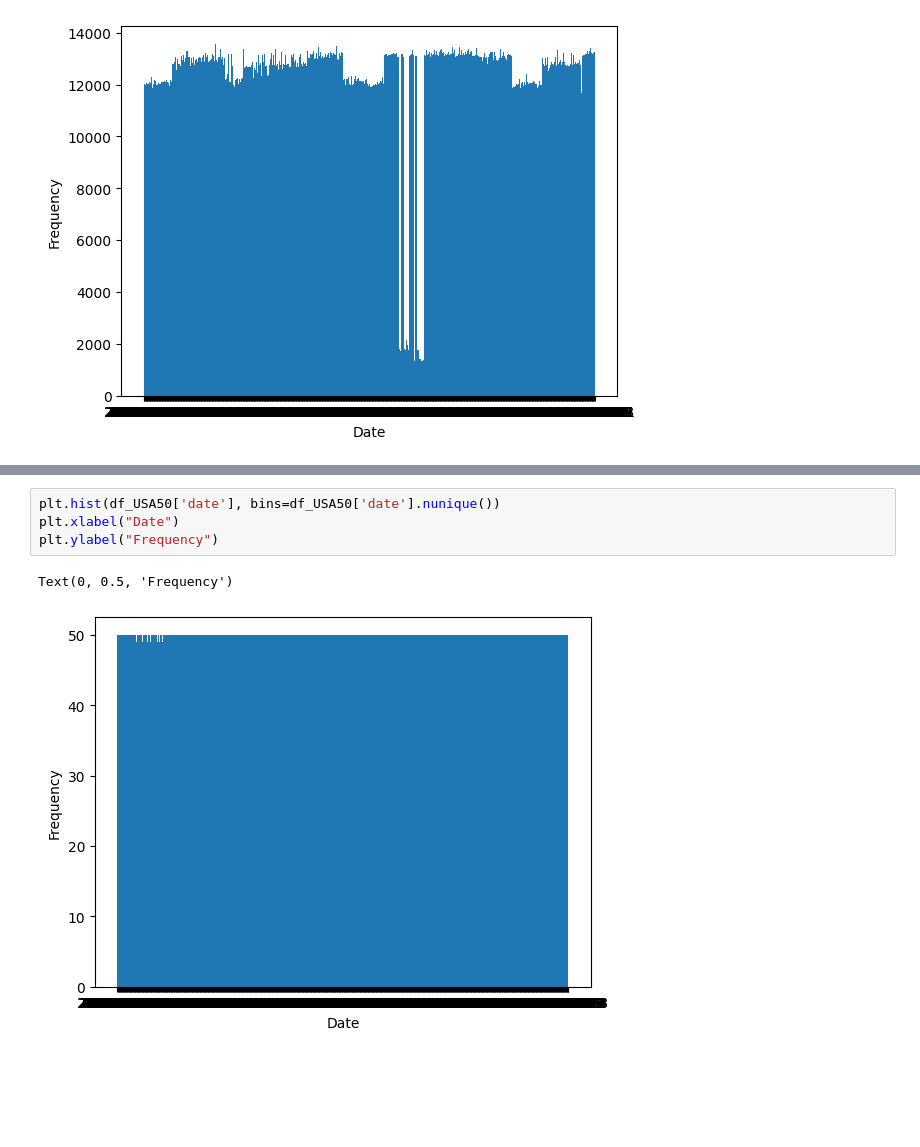
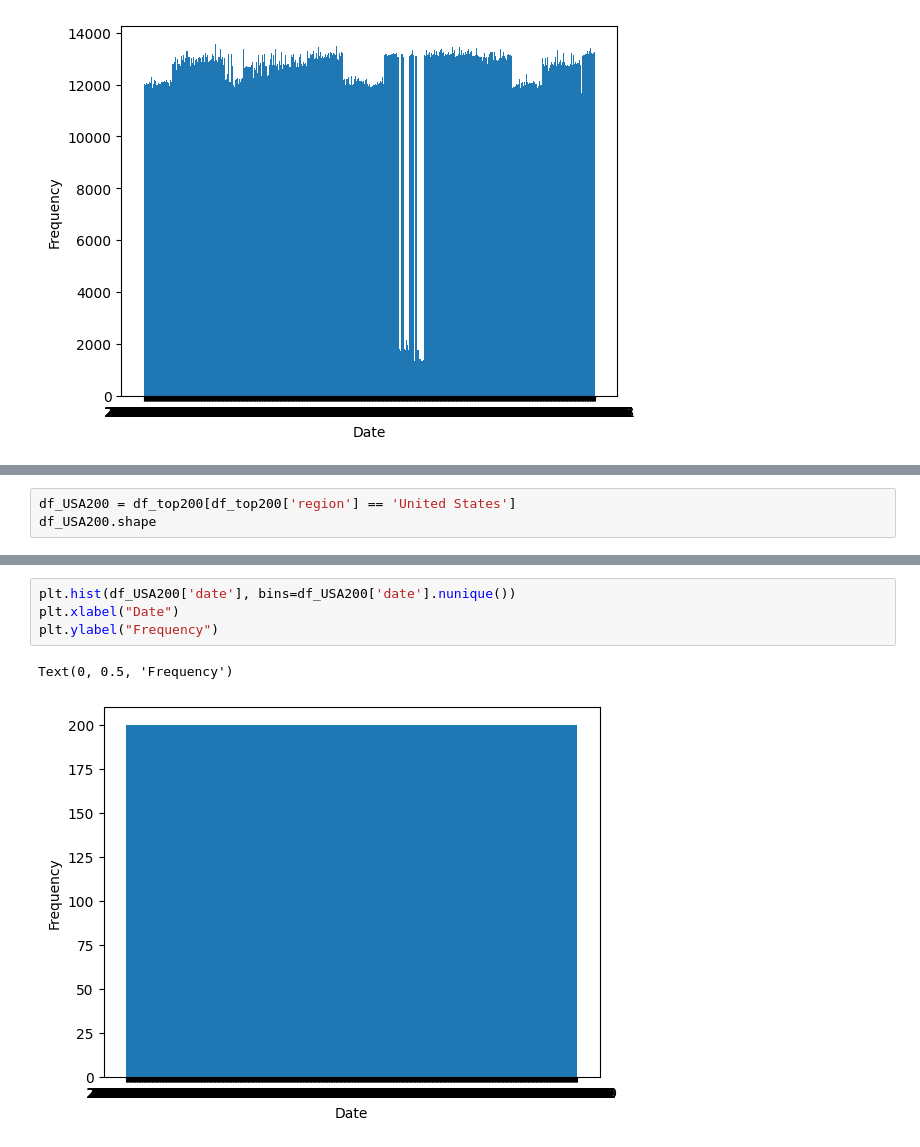
Before and after one commit to Falk358/data_science, a Jupyter notebook: project/exploratoryDataAnalysis.ipynb, the cells around one changed output, grey strips where cells are left out. Cells and saved outputs as stored; diff of their text form; blank space fills up the shorter version.

```diff
--- a/project/exploratoryDataAnalysis.ipynb
+++ b/project/exploratoryDataAnalysis.ipynb
@@ -328,0 +353,3 @@ df_USA50.shape
+# %%
+df_USA200 = df_top200[df_top200['region'] == 'United States']
+df_USA200.shape
@@ -329,8 +365,8 @@ df_USA50.shape
 # %%
-plt.hist(df_USA50['date'], bins=df_USA50['date'].nunique())
+plt.hist(df_USA200['date'], bins=df_USA200['date'].nunique())
 plt.xlabel("Date")
 plt.ylabel("Frequency")
 # %% [output]
 Text(0, 0.5, 'Frequency')
-[figure, old version]
+[figure, new version]
 # %% [markdown]
```
Also changed, not shown: parts of 51 cells of this notebook.
